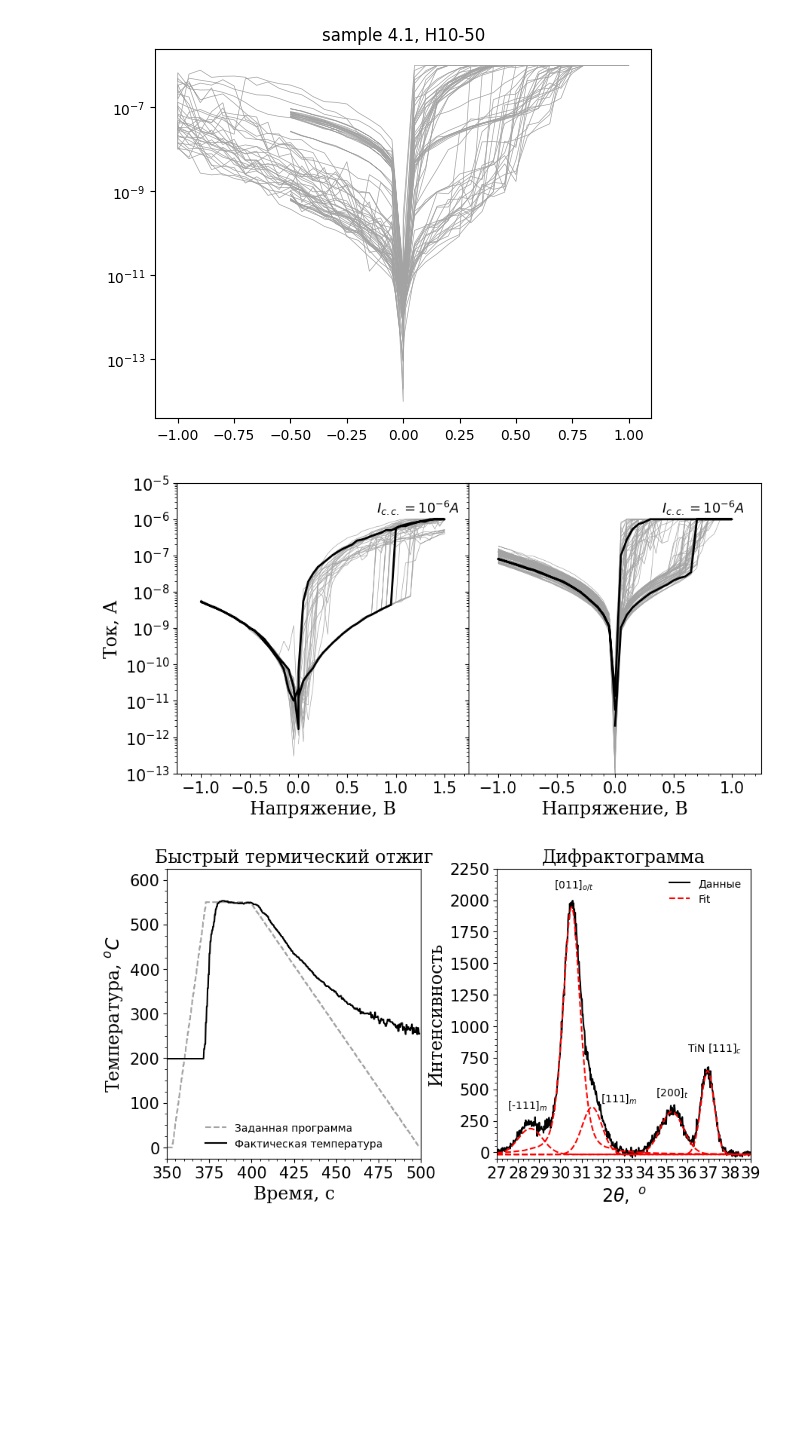
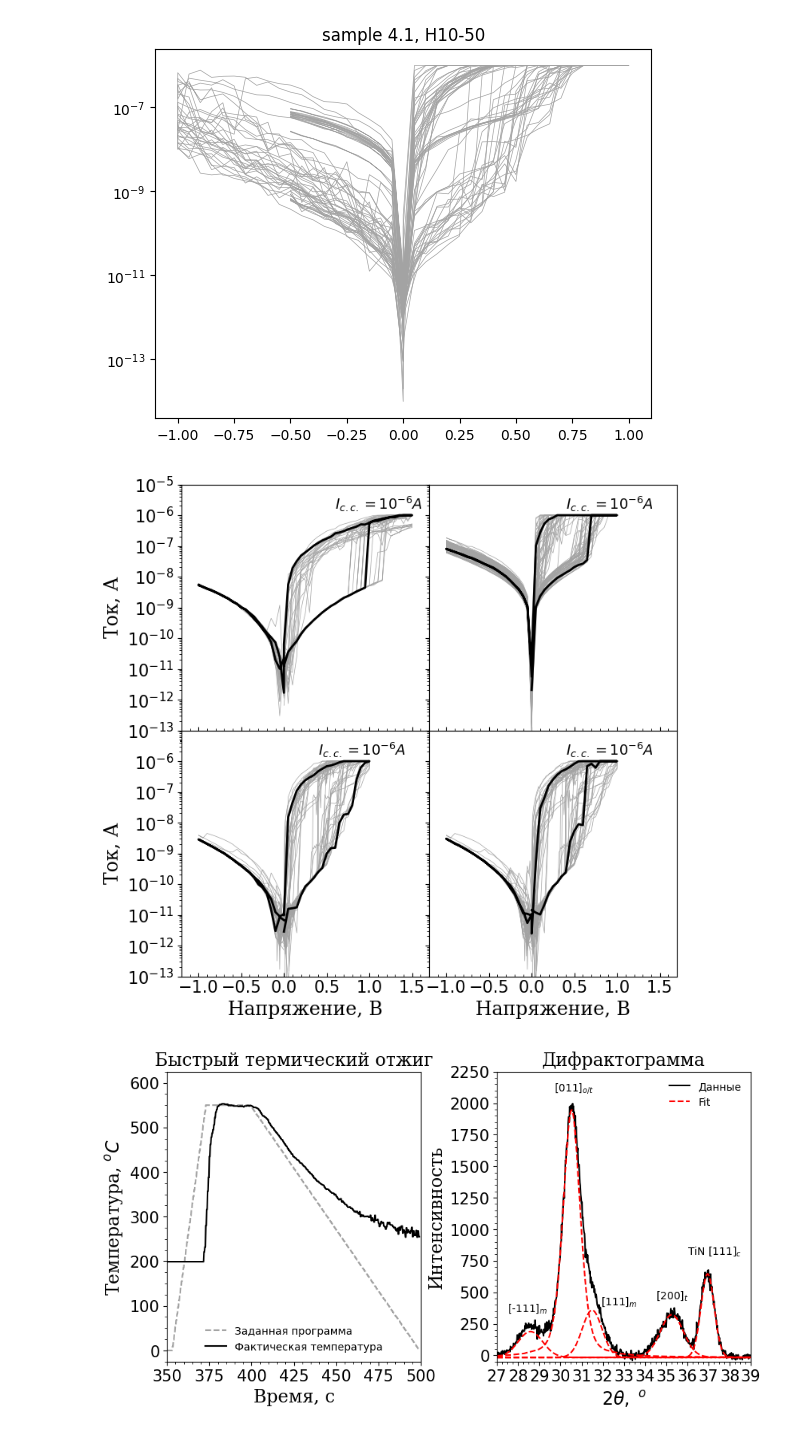
Before and after one commit to OneMoreGate/TiN-HZO_experimental, a Jupyter notebook: sample_4.1_postann_550_PLD/analysis.ipynb, the cells around one changed output. Drawn from its saved outputs; the diff is of its cells as text; code cells hidden in the pictures; blank space fills up the shorter version.

```diff
--- a/sample_4.1_postann_550_PLD/analysis.ipynb
+++ b/sample_4.1_postann_550_PLD/analysis.ipynb
@@ -16,38 +16,74 @@ ax.set(yscale='log', title='sample 4.1, H10-50')
 [None, Text(0.5, 1.0, 'sample 4.1, H10-50')]
 [figure]
 # %%
-fig = plt.figure(figsize=(10, 5))
-gs = GridSpec(ncols=2, nrows=1, figure=fig)
+fig = plt.figure(figsize=(8, 8))
+gs = GridSpec(ncols=2, nrows=2, figure=fig)
 
 ax_1 = fig.add_subplot(gs[0])
 ax_2 = fig.add_subplot(gs[1])
+ax_3 = fig.add_subplot(gs[2])
+ax_4 = fig.add_subplot(gs[3])
+
+y_major = ticker.LogLocator(numticks = 20)
+y_minor = ticker.LogLocator(subs = np.arange(1.0, 10.0) * 0.1, numticks = 20)
 
 d.draw_multiple_lines('H12-50', ax_1, measurs=[2,3,4,6,11], color = '#a3a3a3', linewidth = 0.5)
 d.draw_multiple_lines('H12-75', ax_1, measurs=[i for i in range(1,21)], color = '#a4a4a4', linewidth = 0.5)
 d.draw_single_line('H12-75', ax_1, 16, color = 'k', linewidth = 2)
-ax_1.set(yscale='log', ylim=(10**(-13), 10**(-5)), xlim=[-1.25,1.75])
+ax_1.set(yscale='log', ylim=(10**(-13), 10**(-5)), xlim=[-1.2,1.7])
 ax_1.tick_params(labelsize = 15)
+ax_1.tick_params(axis='x', direction = 'in', which = 'both')
 ax_1.xaxis.set_major_locator(ticker.MultipleLocator(0.5))
 ax_1.xaxis.set_minor_locator(ticker.MultipleLocator(0.1))
-ax_1.set_xlabel('Напряжение, В', size = 17, fontfamily = 'serif')
+ax_1.yaxis.set_major_locator(y_major)
+ax_1.yaxis.set_minor_locator(y_minor)
+#ax_1.set_xlabel('Напряжение, В', size = 17, fontfamily = 'serif')
 ax_1.set_ylabel('Ток, А', size = 17, fontfamily = 'serif')
-ax_1.text(0.8, 1.5*10**-6, r'$I_{c.c.} = 10^{-6} A$', size = 13)
+ax_1.text(0.6, 1.5*10**-6, r'$I_{c.c.} = 10^{-6} A$', size = 13)
 
 
 d.draw_multiple_lines('F16-75', ax_2, measurs=[i for i in range(1,52)], color = '#a3a3a3', linewidth = 0.5)
 d.draw_single_line('F16-75', ax_2, 40, color = 'k', linewidth = 2)
-ax_2.set(yscale='log', ylim=(10**(-13), 10**(-5)), xlim=[-1.25,1.25])
+ax_2.set(yscale='log', ylim=(10**(-13), 10**(-5)), xlim=[-1.2,1.7])
 ax_2.tick_params(labelsize = 15, labelleft = False)
+ax_2.tick_params(axis='x', direction = 'in', which = 'both')
 ax_2.xaxis.set_major_locator(ticker.MultipleLocator(0.5))
 ax_2.xaxis.set_minor_locator(ticker.MultipleLocator(0.1))
-ax_2.set_xlabel('Напряжение, В', size = 17, fontfamily = 'serif')
+ax_2.yaxis.set_major_locator(y_major)
+ax_2.yaxis.set_minor_locator(y_minor)
+#ax_2.set_xlabel('Напряжение, В', size = 17, fontfamily = 'serif')
 ax_2.text(0.4, 1.5 * 10**-6, r'$I_{c.c.} = 10^{-6} A$', size = 13)
 
-gs.update(wspace=0)
+d_2.draw_multiple_lines('C13-100', ax_3, measurs=[i for i in range(1,35) if i not in [14, 16,20,21,23,24]] , color = '#a3a3a3', linewidth = 0.5)
+d_2.draw_single_line('C13-100', ax_3, 30, color = 'k', linewidth = 2)
+ax_3.set(yscale='log', ylim=(10**(-13), 10**(-5)), xlim=[-1.2,1.7])
+ax_3.tick_params(labelsize = 15)
+ax_3.tick_params(axis='x', direction = 'in', which = 'both')
+ax_3.xaxis.set_major_locator(ticker.MultipleLocator(0.5))
+ax_3.xaxis.set_minor_locator(ticker.MultipleLocator(0.1))
+ax_3.yaxis.set_major_locator(ticker.FixedLocator([10**-13,10**-12,10**-11,10**-10,10**-9,10**-8,10**-7,10**-6]))
+ax_3.yaxis.set_minor_locator(y_minor)
+ax_3.tick_params(axis='y', which = 'minor', labelleft = False)
+ax_3.set_ylabel('Ток, А', size = 17, fontfamily = 'serif')
+ax_3.set_xlabel('Напряжение, В', size = 17, fontfamily = 'serif')
+ax_3.text(0.4, 1.5 * 10**-6, r'$I_{c.c.} = 10^{-6} A$', size = 13)
 
-#plt.savefig('typical.png', dpi = 300, bbox_inches = 'tight')
+d_2.draw_multiple_lines('C13-100', ax_4, measurs=[i for i in range(1,36) if i not in [14,24,23,20]], color = '#a3a3a3', linewidth = 0.5)
+d_2.draw_single_line('C13-100', ax_4, 7, color = 'k', linewidth = 2)
+ax_4.set(yscale='log', ylim=(10**(-13), 10**(-5)), xlim=[-1.2,1.7])
+ax_4.tick_params(labelsize = 15, labelleft = False)
+ax_4.tick_params(axis='x', direction = 'in', which = 'both')
+ax_4.xaxis.set_major_locator(ticker.MultipleLocator(0.5))
+ax_4.xaxis.set_minor_locator(ticker.MultipleLocator(0.1))
+ax_4.yaxis.set_major_locator(y_major)
+ax_4.yaxis.set_minor_locator(y_minor)
+ax_4.text(0.4, 1.5 * 10**-6, r'$I_{c.c.} = 10^{-6} A$', size = 13)
+ax_4.set_xlabel('Напряжение, В', size = 17, fontfamily = 'serif')
+
+gs.update(wspace=0, hspace = 0)
+#plt.savefig('4.1_typical.png', dpi = 300, bbox_inches = 'tight')
 # %% [output]
-[figure, old version]
+[figure, new version]
 # %%
 xrd_data = pd.read_csv('HZO_XRD.dat', delimiter=' ')
 peak_data = pd.read_csv('HZO_peak_fit.dat', delimiter=' ', skiprows=1, header=None)
```
Also changed, not shown: 7 other files.
